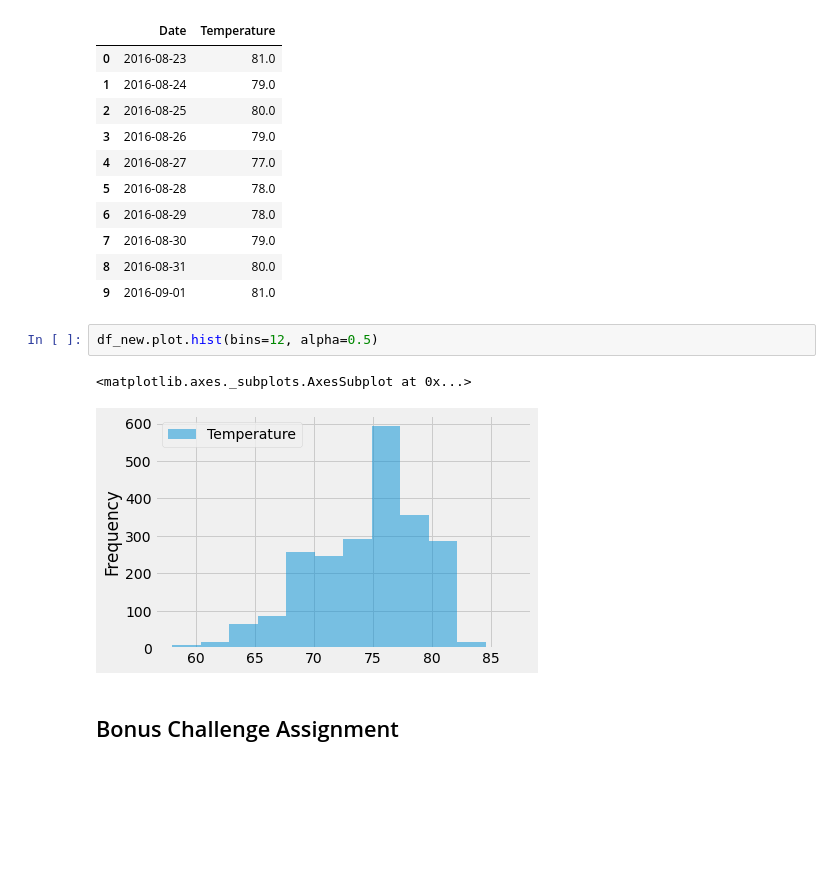
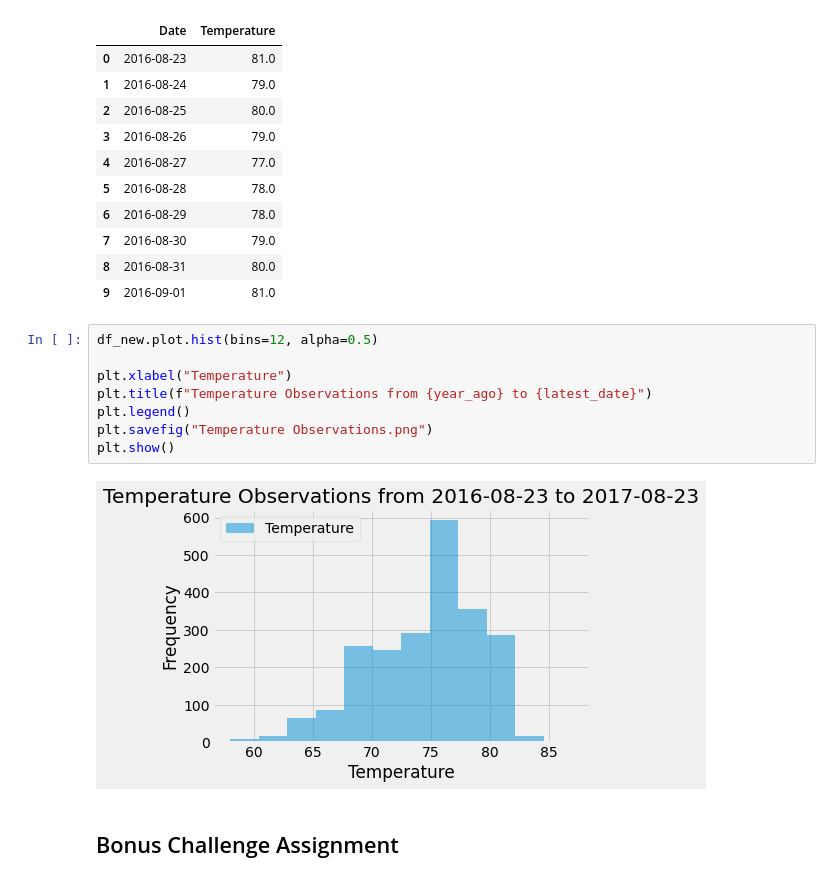
Before and after one commit to jinahporter/sqlalchemy-challenge, a Jupyter notebook: climate_starter.ipynb, the cells around one changed output. Drawn from its saved outputs; the diff is of its cells as text; blank space fills up the shorter version.

```diff
--- a/climate_starter.ipynb
+++ b/climate_starter.ipynb
@@ -332,11 +333,16 @@ df_new.head(10)
 | 7 | 2016-08-30 | 79.0 |
 | 8 | 2016-08-31 | 80.0 |
 | 9 | 2016-09-01 | 81.0 |
-# %%
-df_new.plot.hist(bins=12, alpha=0.5)
-# %% [output]
-<matplotlib.axes._subplots.AxesSubplot at 0x...>
-[figure, removed]
+# %%
+df_new.plot.hist(bins=12, alpha=0.5)
+
+plt.xlabel("Temperature")
+plt.title(f"Temperature Observations from {year_ago} to {latest_date}")
+plt.legend()
+plt.savefig("Temperature Observations.png")
+plt.show()
+# %% [output]
+[figure, added]
 # %% [markdown]
 ## Bonus Challenge Assignment
 # %%
```
Also changed, not shown: parts of 3 cells of this notebook, 3 other files.
